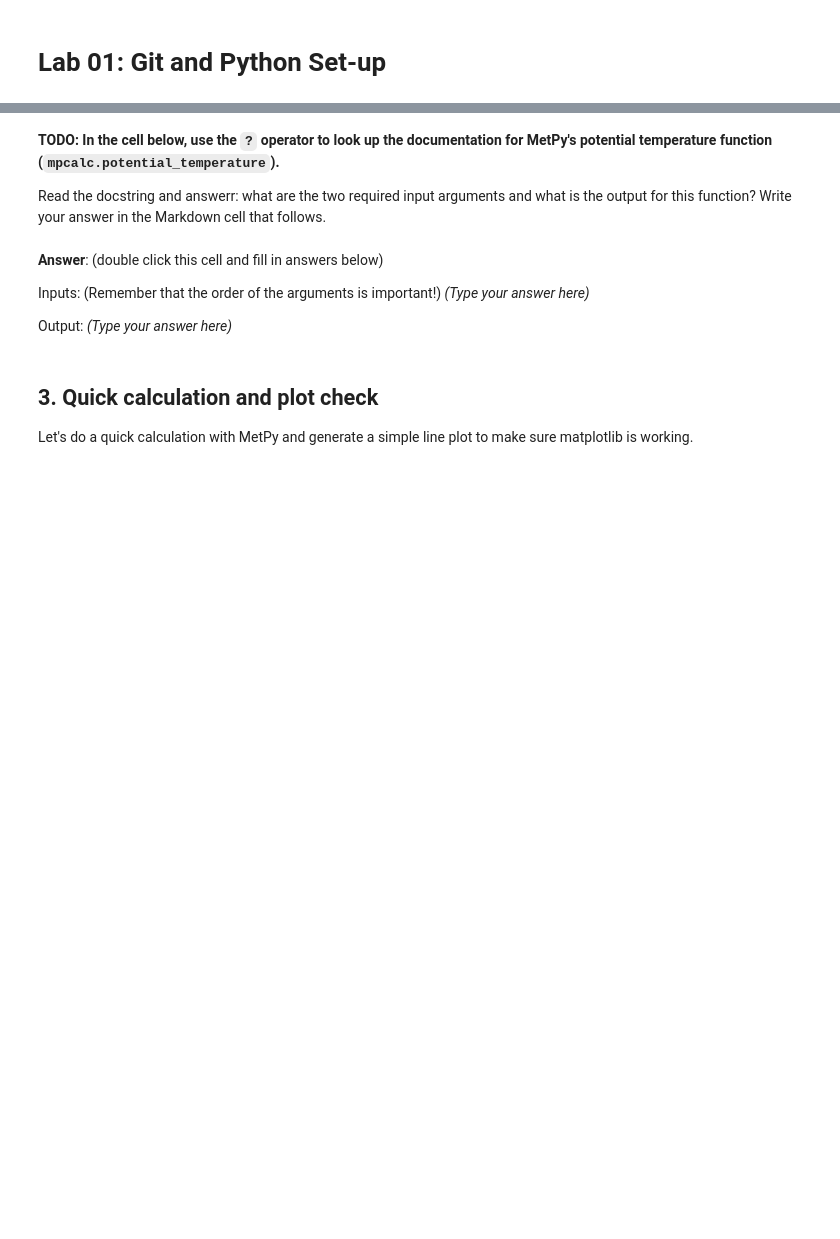
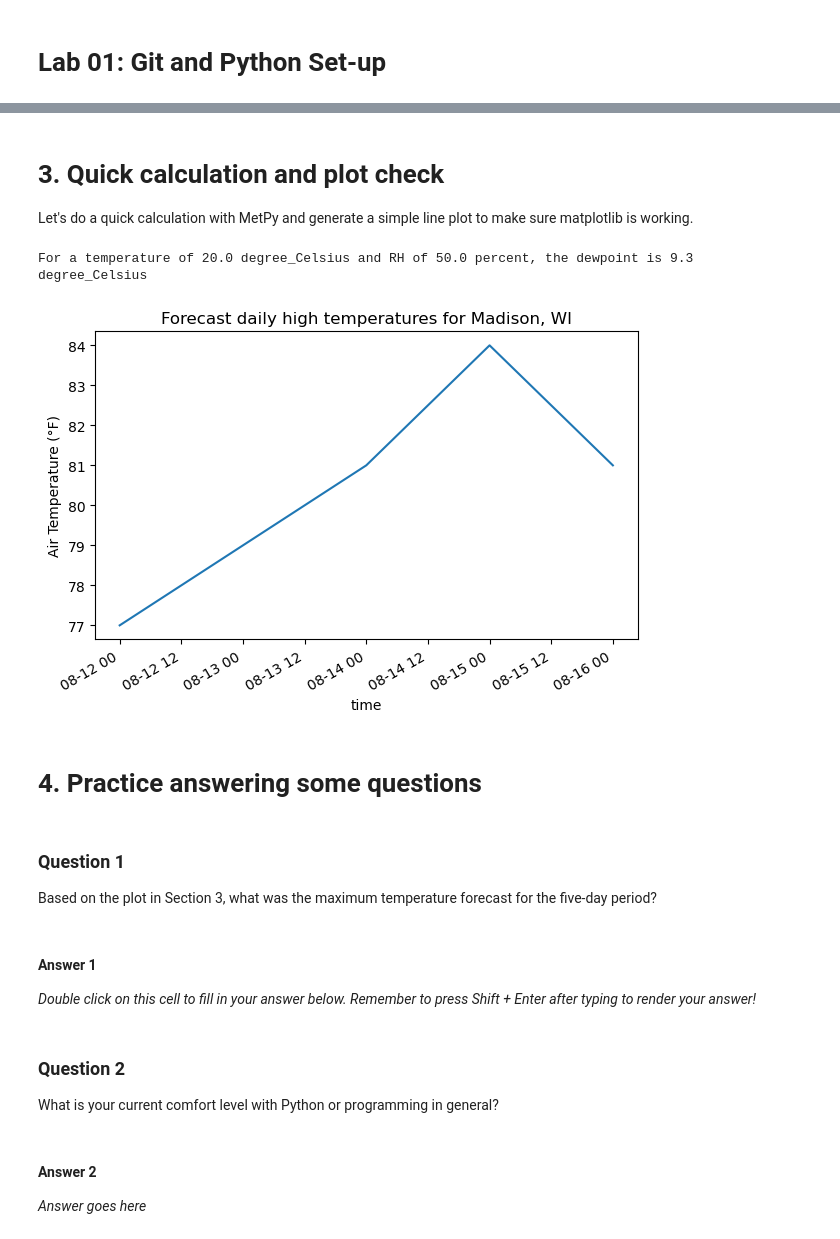
Before and after one commit to grleung/atmocn330-public, a Jupyter notebook: lab01/lab01_setup.ipynb, the cells around one changed output, grey strips where cells are left out. Cells and saved outputs as stored; diff of their text form; code cells hidden in the pictures; blank space fills up the shorter version.

```diff
--- a/lab01/lab01_setup.ipynb
+++ b/lab01/lab01_setup.ipynb
@@ -37,4 +38,0 @@ plt.plot?
-# %% [markdown]
-**TODO: In the cell below, use the `?` operator to look up the documentation for MetPy's potential temperature function (`mpcalc.potential_temperature`).**
-
-Read the docstring and answerr: what are the two required input arguments and what is the output for this function? Write your answer in the Markdown cell that follows.
@@ -45,13 +39,5 @@ Read the docstring and answerr: what are the two required input arguments and wh
-# %% [markdown]
-**Answer**: (double click this cell and fill in answers below)
-
-Inputs: (Remember that the order of the arguments is important!)
-*(Type your answer here)*
-
-Output:
-*(Type your answer here)*
 # %% [markdown]
-## 3. Quick calculation and plot check
+# 3. Quick calculation and plot check
 
 Let's do a quick calculation with MetPy and generate a simple line plot to make sure matplotlib is working.
 # %%
@@ -60,21 +46,44 @@ temp = 20 * units.degC
 rh = 50 * units.percent
 dewpoint = mpcalc.dewpoint_from_relative_humidity(temp, rh)
 
-print(f"MetPy Check: Dewpoint is {dewpoint:.1f}\n")
+print(f"For a temperature of {temp:.1f} and RH of {rh:.1f}, the dewpoint is {dewpoint:.1f}\n")
+# %% [output]
+For a temperature of 20.0 degree_Celsius and RH of 50.0 percent, the dewpoint is 9.3 degree_Celsius
 # %%
-dates = pd.date_range("2026-09-01", periods=5)
-temps = [68, 72, 75, 70, 65]  # Daily high temperatures (°F)
+# generating our xarray to plot
+dates = pd.date_range("2026-08-12", periods=5)
+temps = [77,79,81,84,81]  # Daily high temperatures (°F)
+data = xr.DataArray(temps, coords=[dates], dims=["time"])
 
-data = xr.DataArray(temps, coords=[dates], dims=["time"])
+# set up the plot
 fig, ax = plt.subplots(figsize=(7, 4))
 
-# TODO: Change the color of this line by adding the keyword color='black'
 data.plot(ax=ax)
 
-# TODO: Change this to give your plot a real title
-ax.set_title("Customized Title")
+# set our plot title
+ax.set_title("Forecast daily high temperatures for Madison, WI")
 
-# TODO: Change this to give your plot an axis label
-ax.set_ylabel('axis label')
+#always label your axes!
+ax.set_ylabel('Air Temperature (°F)')
 
 plt.show()
+# %% [output]
+[figure, added]
+# %% [markdown]
+# 4. Practice answering some questions
+# %% [markdown]
+### Question 1
+
+Based on the plot in Section 3, what was the maximum temperature forecast for the five-day period?
+# %% [markdown]
+#### Answer 1
+
+*Double click on this cell to fill in your answer below. Remember to press Shift + Enter after typing to render your answer!*
+# %% [markdown]
+### Question 2
+
+What is your current comfort level with Python or programming in general?
+# %% [markdown]
+#### Answer 2
+
+*Answer goes here*
```
Also changed, not shown: parts of 14 cells of this notebook, 1 other file.
